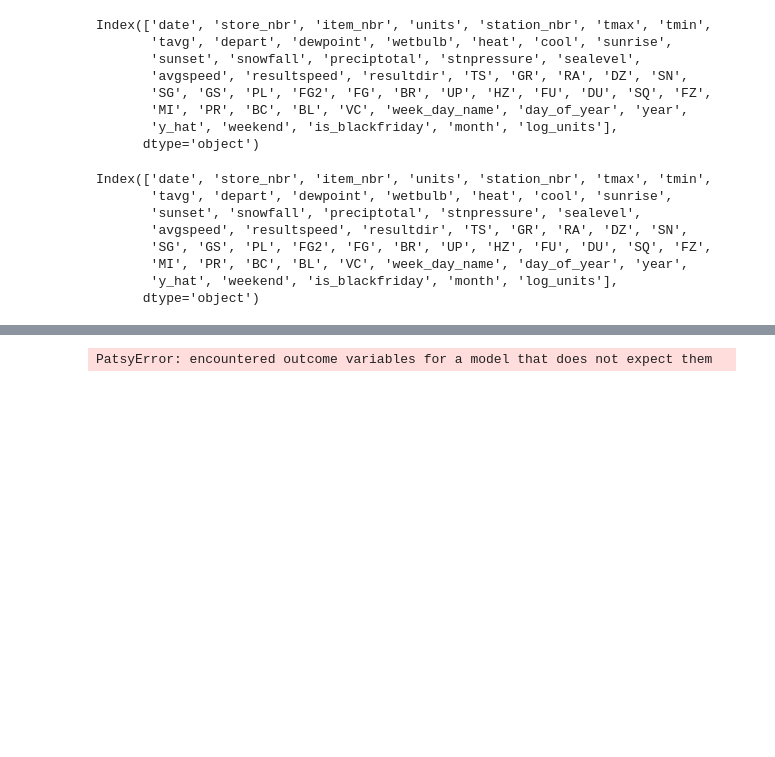
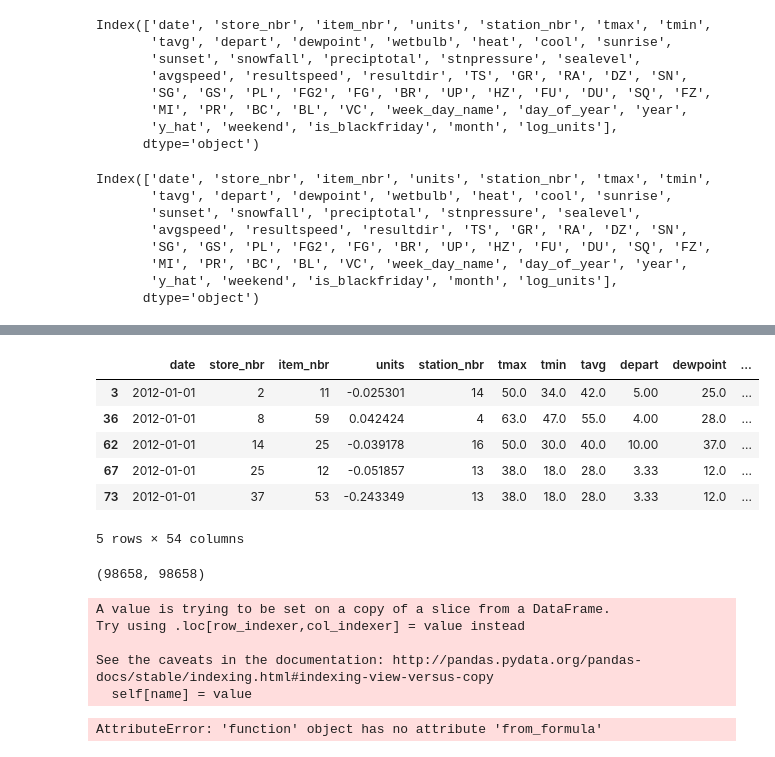
Before and after one commit to MaengHyoyeol/temp_repo, a Jupyter notebook: team_project/agg_ARMA.ipynb, the cells around one changed output, grey strips where cells are left out. Drawn from its saved outputs; the diff is of its cells as text; code cells hidden in the pictures; blank space fills up the shorter version.

```diff
--- a/team_project/agg_ARMA.ipynb
+++ b/team_project/agg_ARMA.ipynb
@@ -485,0 +508,16 @@ Index(['date', 'store_nbr', 'item_nbr', 'units', 'station_nbr', 'tmax', 'tmin',
+# %%
+ex2 =ex[ex.units == 0 ]
+# %%
+ex3 = ex[ex.units != 0]
+# %%
+ex4 = pd.concat([ex2, ex3])
+# %%
+ex4.head()
+# %% [output]
+|  | date | store_nbr | item_nbr | units | station_nbr | tmax | tmin | tavg | depart | dewpoint | ... |
+| 3 | 2012-01-01 | 2 | 11 | -0.025301 | 14 | 50.0 | 34.0 | 42.0 | 5.00 | 25.0 | ... |
+| 36 | 2012-01-01 | 8 | 59 | 0.042424 | 4 | 63.0 | 47.0 | 55.0 | 4.00 | 28.0 | ... |
+| 62 | 2012-01-01 | 14 | 25 | -0.039178 | 16 | 50.0 | 30.0 | 40.0 | 10.00 | 37.0 | ... |
+| 67 | 2012-01-01 | 25 | 12 | -0.051857 | 13 | 38.0 | 18.0 | 28.0 | 3.33 | 12.0 | ... |
+| 73 | 2012-01-01 | 37 | 53 | -0.243349 | 13 | 38.0 | 18.0 | 28.0 | 3.33 | 12.0 | ... |
+5 rows × 54 columns
@@ -485,0 +526,4 @@ Index(['date', 'store_nbr', 'item_nbr', 'units', 'station_nbr', 'tmax', 'tmin',
+# %%
+len(ex4) , len(ex)
+# %% [output]
+(98658, 98658)
@@ -486,7 +532,14 @@ Index(['date', 'store_nbr', 'item_nbr', 'units', 'station_nbr', 'tmax', 'tmin',
+# %%
+ex2.units = noise
+# %% [output]
+A value is trying to be set on a copy of a slice from a DataFrame.
+Try using .loc[row_indexer,col_indexer] = value instead
+
+See the caveats in the documentation: http://pandas.pydata.org/pandas-docs/stable/indexing.html#indexing-view-versus-copy
+  self[name] = value
 # %%
-
-formula = 'log_units ~  C(store_nbr) + C(item_nbr) + scale(depart) + scale(dewpoint) + scale(preciptotal) + C(SN) + C(FG2) + C(FG) + C(FZ) + C(weekend) + C(month) + C(year) + C(is_blackfriday) + 0'
-dfX = dmatrix(formula, ex, return_type='dataframe')
-dfy = pd.DataFrame(ex, columns=["log_units"])
+model_GLSAR2 = sm.regression.linear_model.GLSAR.iterative_fit.from_formula("I(log_units**3) ~  C(store_nbr):C(item_nbr) + scale(depart) + scale(dewpoint) + scale(preciptotal) + C(SN) + C(FG2) + C(weekend) + C(month) + C(year) + C(is_blackfriday) + C(hardsnow) + C(hardrain)" , data = ex4, rho=2)
+results_GLSAR2 = model_GLSAR2.fit()
+print(results_GLSAR2.summary())
 # %% [output]
-PatsyError: encountered outcome variables for a model that does not expect them
+AttributeError: 'function' object has no attribute 'from_formula'
```
Also changed, not shown: parts of 10 cells of this notebook, 13 other files.
